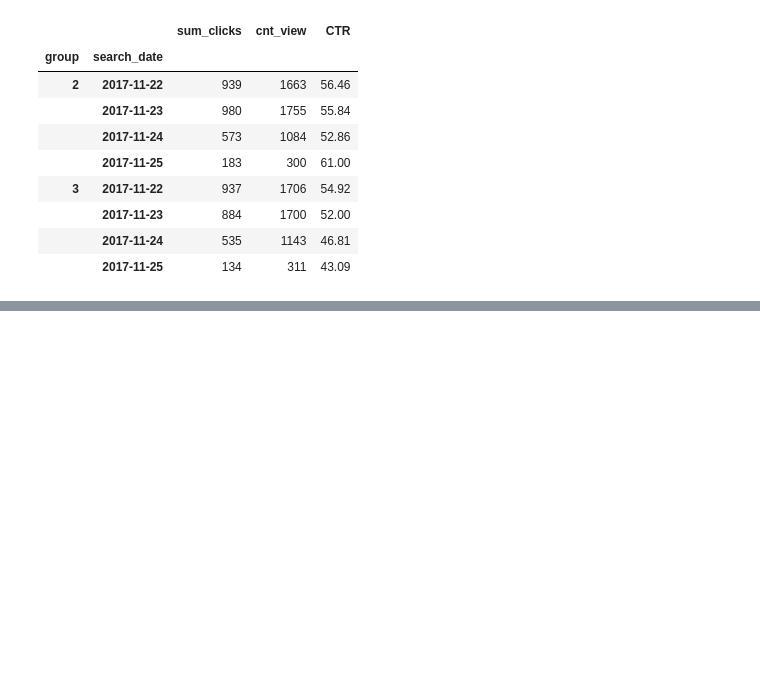
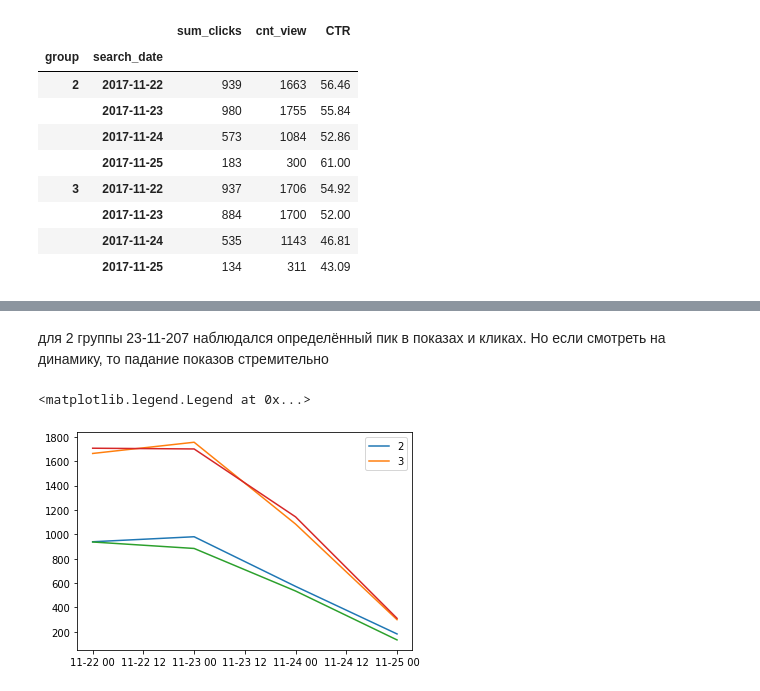
Before and after one commit to nshovkun/Analytics, a Jupyter notebook: statistics_part_3.ipynb, the cells around one changed output, grey strips where cells are left out. Cells and saved outputs as stored; diff of their text form; code cells hidden in the pictures; blank space fills up the shorter version.

```diff
--- a/statistics_part_3.ipynb
+++ b/statistics_part_3.ipynb
@@ -198,0 +237,12 @@ name_plot(2)
+# %% [markdown]
+для 2 группы 23-11-207 наблюдался определённый пик в показах и кликах. Но если смотреть на динамику, то падание показов стремительно
+# %%
+groups = [2, 3]
+
+for group in groups:
+    name_plot(group)
+
+plt.legend(groups, loc="upper right")
+# %% [output]
+<matplotlib.legend.Legend at 0x...>
+[figure, added]
```
Also changed, not shown: parts of 7 cells of this notebook.
